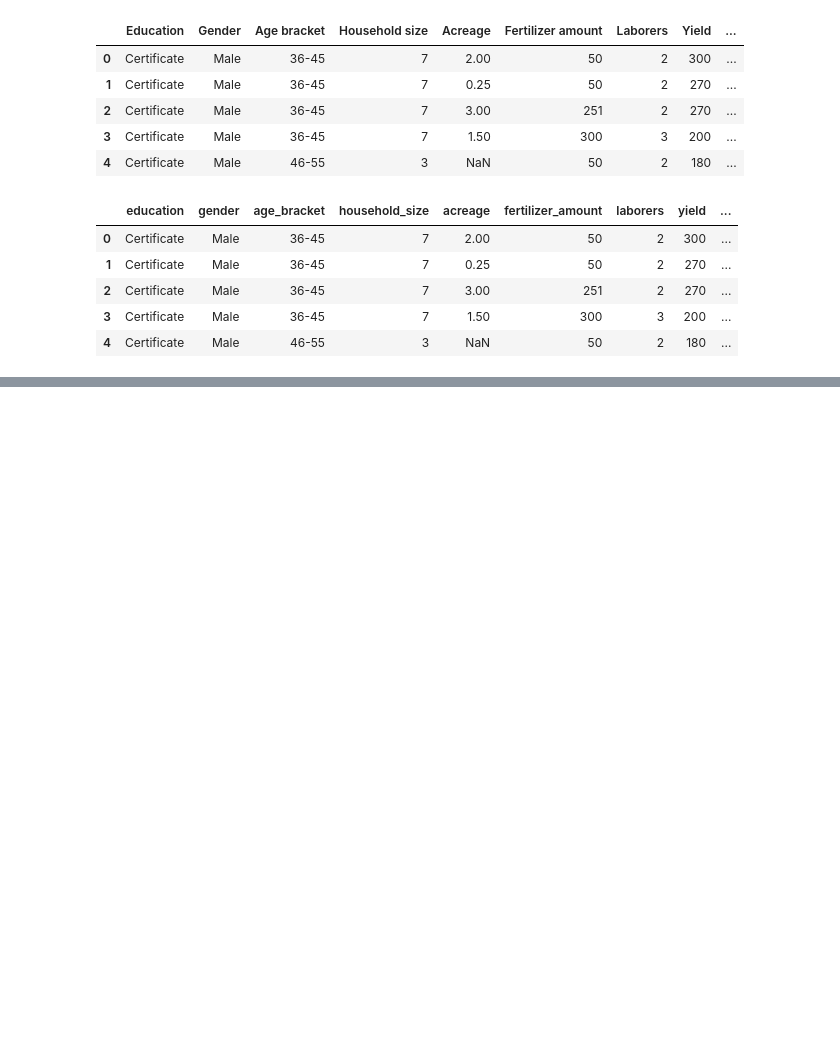
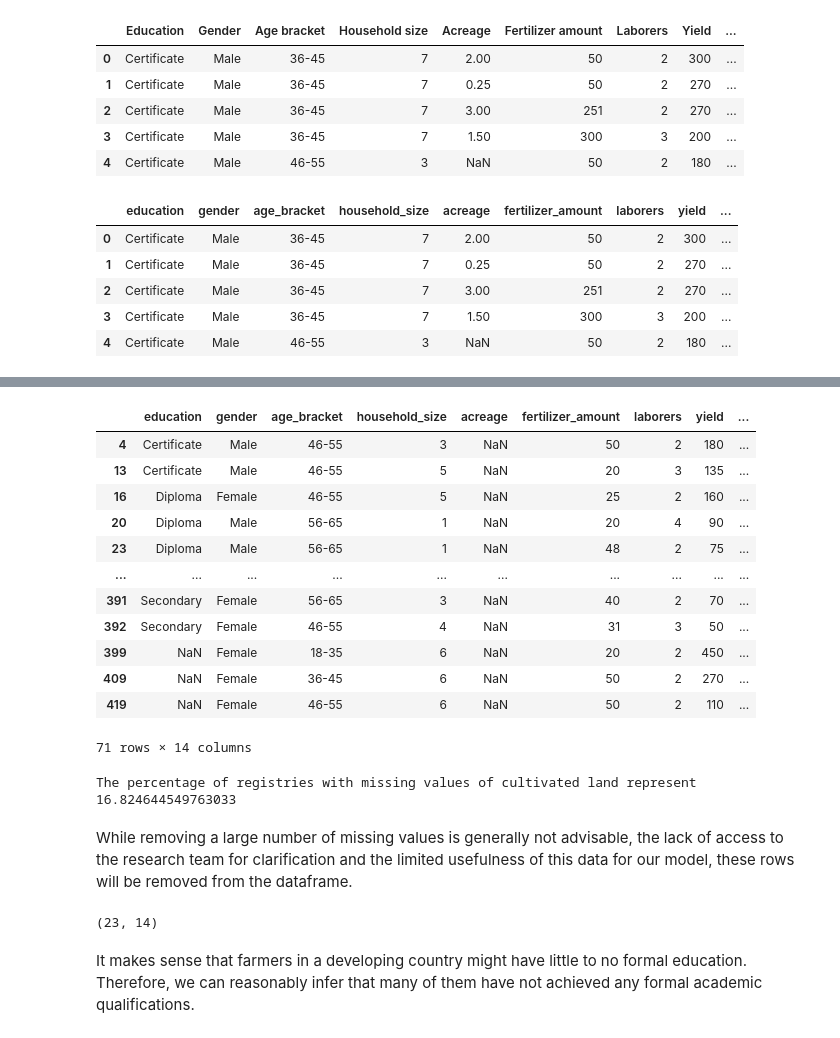
Before and after one commit to bizzaccelerator/midterm-project-mlzoomcamp, a Jupyter notebook: notebook.ipynb, the cells around one changed output, grey strips where cells are left out. Cells and saved outputs as stored; diff of their text form; code cells hidden in the pictures; blank space fills up the shorter version.

Commit message:
Dataframe cleaned.

```diff
--- a/notebook.ipynb
+++ b/notebook.ipynb
@@ -181,0 +201,27 @@ corn_subset.head()
+# %%
+# The null values in the 'acreage' column are:
+corn_subset[corn_subset['acreage'].isna()]
+# %% [output]
+|  | education | gender | age_bracket | household_size | acreage | fertilizer_amount | laborers | yield | ... |
+| 4 | Certificate | Male | 46-55 | 3 | NaN | 50 | 2 | 180 | ... |
+| 13 | Certificate | Male | 46-55 | 5 | NaN | 20 | 3 | 135 | ... |
+| 16 | Diploma | Female | 46-55 | 5 | NaN | 25 | 2 | 160 | ... |
+| 20 | Diploma | Male | 56-65 | 1 | NaN | 20 | 4 | 90 | ... |
+| 23 | Diploma | Male | 56-65 | 1 | NaN | 48 | 2 | 75 | ... |
+| ... | ... | ... | ... | ... | ... | ... | ... | ... | ... |
+| 391 | Secondary | Female | 56-65 | 3 | NaN | 40 | 2 | 70 | ... |
+| 392 | Secondary | Female | 46-55 | 4 | NaN | 31 | 3 | 50 | ... |
+| 399 | NaN | Female | 18-35 | 6 | NaN | 20 | 2 | 450 | ... |
+| 409 | NaN | Female | 36-45 | 6 | NaN | 50 | 2 | 270 | ... |
+| 419 | NaN | Female | 46-55 | 6 | NaN | 50 | 2 | 110 | ... |
+71 rows × 14 columns
+# %%
+# The 71 entries lacking records of the amount of cultivated land are not useful for our objective.
+# Those registries represent:
+missing_land = corn_subset['acreage'].isna().sum()
+amount_ml = (missing_land / corn.shape[0])*100
+print(f'The percentage of registries with missing values of cultivated land represent {amount_ml}')
+# %% [output]
+The percentage of registries with missing values of cultivated land represent 16.824644549763033
+# %% [markdown]
+While removing a large number of missing values is generally not advisable, the lack of access to the research team for clarification and the limited usefulness of this data for our model, these rows will be removed from the dataframe.
@@ -181,0 +232,7 @@ corn_subset.head()
+# %%
+# The null values in the 'education' columns are:
+corn_subset[corn_subset['education'].isna()].shape
+# %% [output]
+(23, 14)
+# %% [markdown]
+It makes sense that farmers in a developing country might have little to no formal education. Therefore, we can reasonably infer that many of them have not achieved any formal academic qualifications.
```
Also changed, not shown: parts of 10 cells of this notebook.
